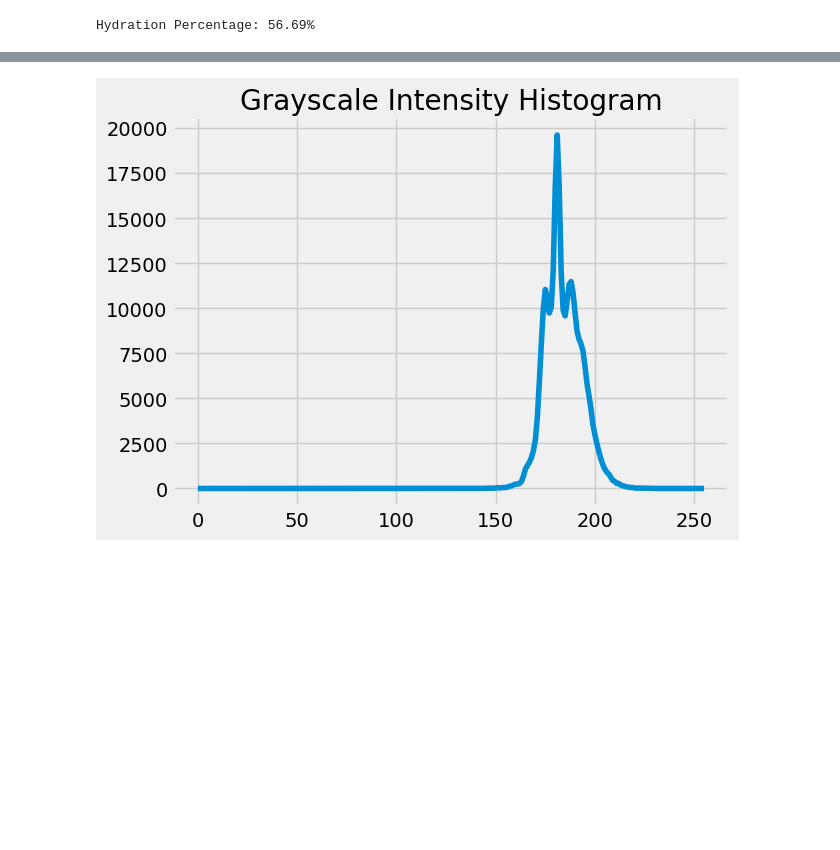
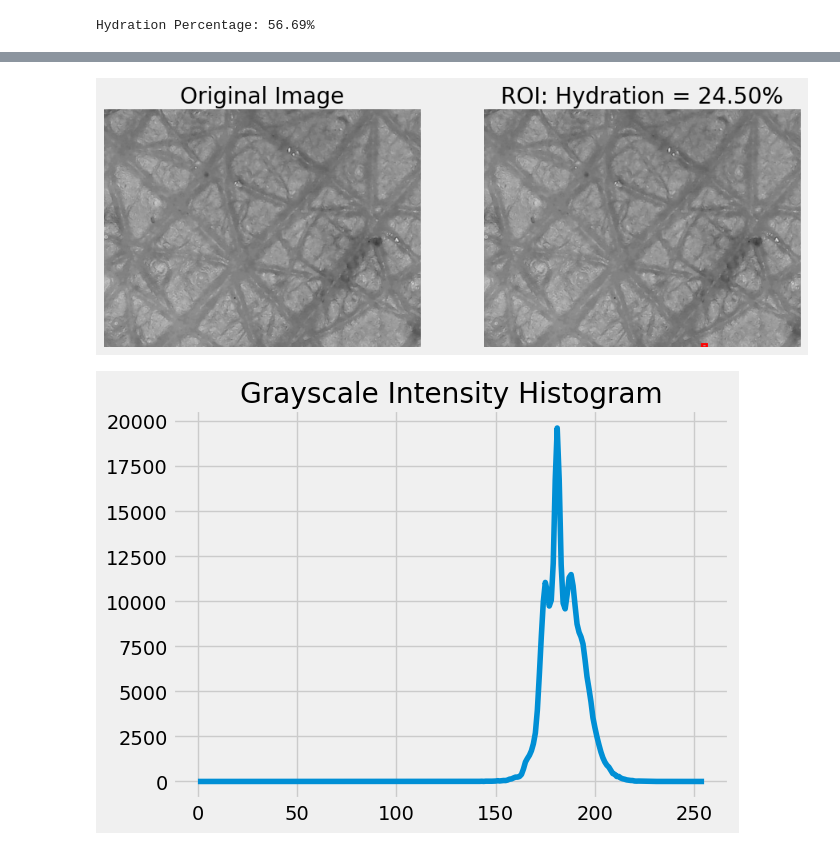
Before and after one commit to arhamwebexpert/ML, a Jupyter notebook: hydration.ipynb, the cells around one changed output, grey strips where cells are left out. Drawn from its saved outputs; the diff is of its cells as text; code cells hidden in the pictures; blank space fills up the shorter version.

```diff
--- a/hydration.ipynb
+++ b/hydration.ipynb
@@ -220,3 +310,22 @@ Stratum corneum thickness: 7 pixels
+# %%
+# Step 4: Visualize the region and hydration analysis
+fig, ax = plt.subplots(1, 2, figsize=(10, 5))
+
+# Show the original image
+ax[0].imshow(image, cmap='gray')
+ax[0].set_title('Original Image')
+ax[0].axis('off')
+
+# Highlight the region of interest (Stratum Corneum)
+ax[1].imshow(image, cmap='gray')
+rect = plt.Rectangle((x, y), w, h, edgecolor='red', facecolor='none', linewidth=2)
+ax[1].add_patch(rect)
+ax[1].set_title(f'ROI: Hydration = {hydration_percentage:.2f}%')
+ax[1].axis('off')
+
+plt.show()
+# %% [output]
+[figure, added]
 # %%
 # Convert image to grayscale and analyze histogram (for depth and density simulation)
 gray_image = cv2.imread('Volunteers Data\MADAM REHANA\hand (after 35 days).jpg', cv2.IMREAD_GRAYSCALE)
```
Also changed, not shown: parts of 6 cells of this notebook.
